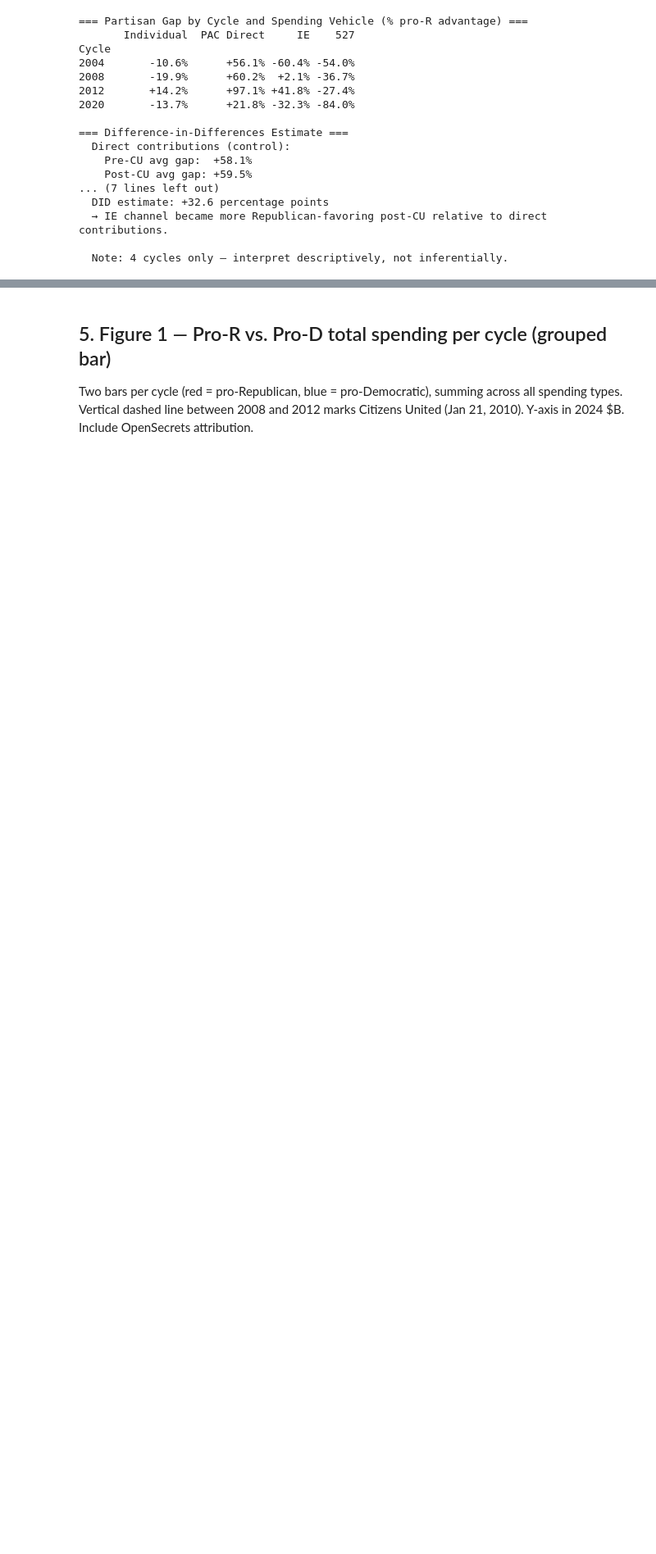
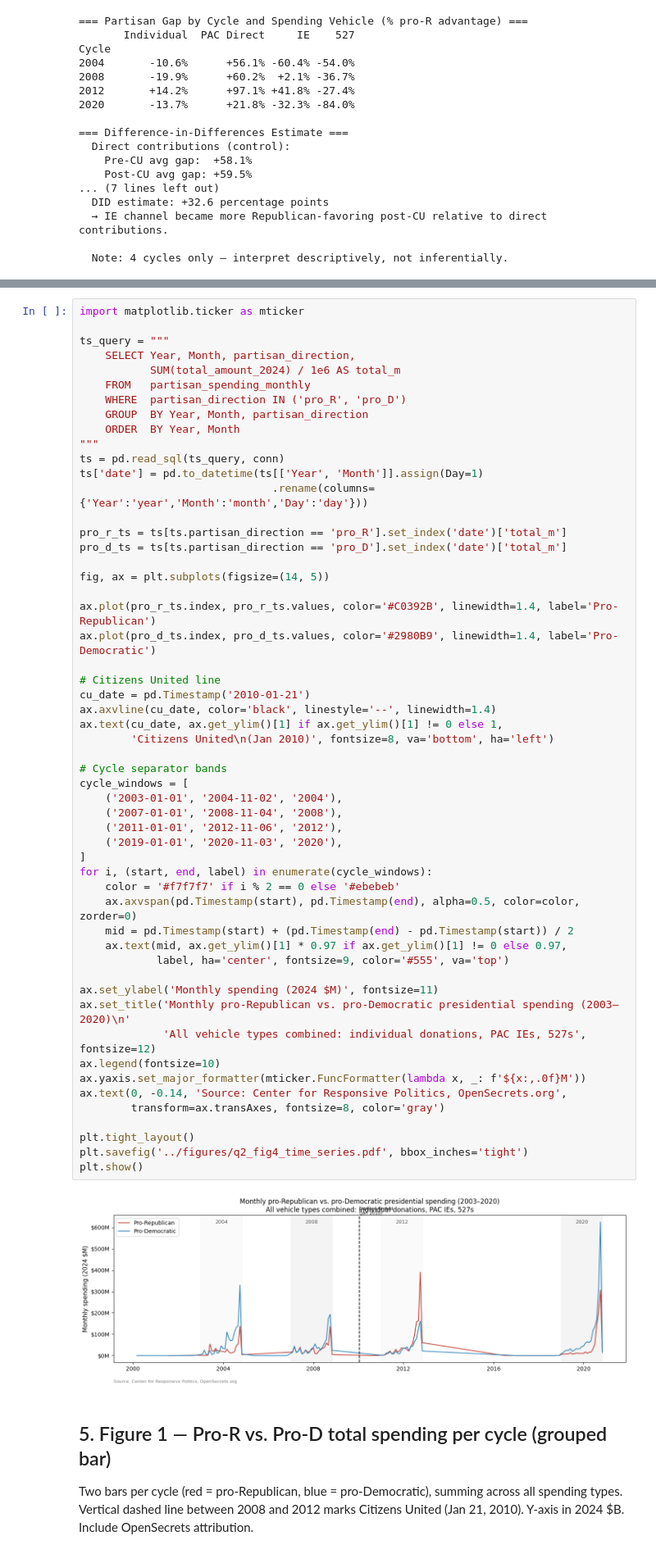
Before and after one commit to schanzb/qss_20_final_proj, a Jupyter notebook: scripts/04_q2.ipynb, the cells around one changed output, grey strips where cells are left out. Shown at 82% size. Saved outputs shown, nothing was run; the diff lists cells and outputs as text; blank space fills up the shorter version.

```diff
--- a/scripts/04_q2.ipynb
+++ b/scripts/04_q2.ipynb
@@ -241,3 +270,59 @@ Cycle
+# %%
+import matplotlib.ticker as mticker
+
+ts_query = """
+    SELECT Year, Month, partisan_direction,
+           SUM(total_amount_2024) / 1e6 AS total_m
+    FROM   partisan_spending_monthly
+    WHERE  partisan_direction IN ('pro_R', 'pro_D')
+    GROUP  BY Year, Month, partisan_direction
+    ORDER  BY Year, Month
+"""
+ts = pd.read_sql(ts_query, conn)
+ts['date'] = pd.to_datetime(ts[['Year', 'Month']].assign(Day=1)
+                              .rename(columns={'Year':'year','Month':'month','Day':'day'}))
+
+pro_r_ts = ts[ts.partisan_direction == 'pro_R'].set_index('date')['total_m']
+pro_d_ts = ts[ts.partisan_direction == 'pro_D'].set_index('date')['total_m']
+
+fig, ax = plt.subplots(figsize=(14, 5))
+
+ax.plot(pro_r_ts.index, pro_r_ts.values, color='#C0392B', linewidth=1.4, label='Pro-Republican')
+ax.plot(pro_d_ts.index, pro_d_ts.values, color='#2980B9', linewidth=1.4, label='Pro-Democratic')
+
+# Citizens United line
+cu_date = pd.Timestamp('2010-01-21')
+ax.axvline(cu_date, color='black', linestyle='--', linewidth=1.4)
+ax.text(cu_date, ax.get_ylim()[1] if ax.get_ylim()[1] != 0 else 1,
+        'Citizens United\n(Jan 2010)', fontsize=8, va='bottom', ha='left')
+
+# Cycle separator bands
+cycle_windows = [
+    ('2003-01-01', '2004-11-02', '2004'),
+    ('2007-01-01', '2008-11-04', '2008'),
+    ('2011-01-01', '2012-11-06', '2012'),
+    ('2019-01-01', '2020-11-03', '2020'),
+]
+for i, (start, end, label) in enumerate(cycle_windows):
+    color = '#f7f7f7' if i % 2 == 0 else '#ebebeb'
+    ax.axvspan(pd.Timestamp(start), pd.Timestamp(end), alpha=0.5, color=color, zorder=0)
+    mid = pd.Timestamp(start) + (pd.Timestamp(end) - pd.Timestamp(start)) / 2
+    ax.text(mid, ax.get_ylim()[1] * 0.97 if ax.get_ylim()[1] != 0 else 0.97,
+            label, ha='center', fontsize=9, color='#555', va='top')
+
+ax.set_ylabel('Monthly spending (2024 $M)', fontsize=11)
+ax.set_title('Monthly pro-Republican vs. pro-Democratic presidential spending (2003–2020)\n'
+             'All vehicle types combined: individual donations, PAC IEs, 527s', fontsize=12)
+ax.legend(fontsize=10)
+ax.yaxis.set_major_formatter(mticker.FuncFormatter(lambda x, _: f'${x:,.0f}M'))
+ax.text(0, -0.14, 'Source: Center for Responsive Politics, OpenSecrets.org',
+        transform=ax.transAxes, fontsize=8, color='gray')
+
+plt.tight_layout()
+plt.savefig('../figures/q2_fig4_time_series.pdf', bbox_inches='tight')
+plt.show()
+# %% [output]
+[figure, added]
 # %% [markdown]
 ## 5. Figure 1 — Pro-R vs. Pro-D total spending per cycle (grouped bar)
 
```
Also changed, not shown: parts of 7 cells of this notebook, 14 other files.
